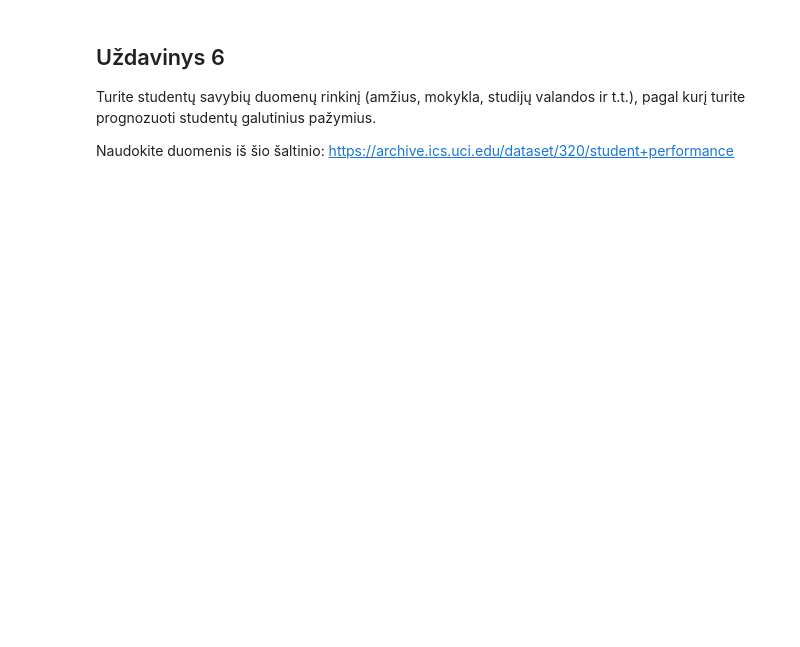
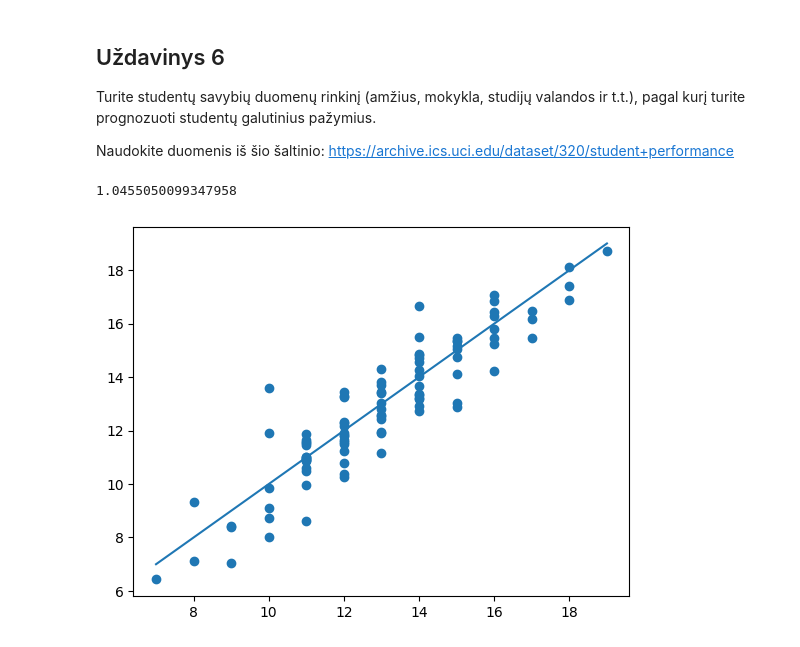
Before and after one commit to ana21o/Duomenu_mokslas, a Jupyter notebook: 43_paskaita/uzdaviniai.ipynb, the cells around one changed output. Drawn from its saved outputs; the diff is of its cells as text; code cells hidden in the pictures; blank space fills up the shorter version.

```diff
--- a/43_paskaita/uzdaviniai.ipynb
+++ b/43_paskaita/uzdaviniai.ipynb
@@ -191,3 +250,33 @@ ValueError: at least one array or dtype is required
 Turite studentų savybių duomenų rinkinį (amžius, mokykla, studijų valandos ir t.t.), pagal kurį turite prognozuoti studentų galutinius pažymius.
 
 Naudokite duomenis iš šio šaltinio: https://archive.ics.uci.edu/dataset/320/student+performance
+# %%
+d1=pd.read_csv("student-mat.csv",sep=";")
+d2=pd.read_csv("student-por.csv",sep=";")
+d3=pd.merge(d1,d2,on=["school","sex","age","address","famsize","Pstatus","Medu","Fedu","Mjob","Fjob","reason","nursery","internet"])
+d3.drop(['address'], axis = 1)
+atitikmenys = {}
+for i in d3.columns.values:
+    if type(d3[i][0]) == str:
+        values = list(d3[i].unique())
+        numeriai = range(len(values))
+        atitikmenys[i] = list(zip(numeriai, values))
+        d3[i] = d3[i].apply(lambda x: values.index(x))
+# %%
+from sklearn.ensemble import RandomForestClassifier
+from sklearn.tree import DecisionTreeClassifier
+
+target = d3['G3_y']
+data = d3.drop('G3_y', axis=1)
+X_train, X_test, y_train, y_test = train_test_split(data, target)
+model = LinearRegression()
+model.fit(X_train, y_train)
+y_pred = model.predict(X_test)
+mse = mean_squared_error(y_pred, y_test)
+print(mse)
+plt.scatter(y_test, y_pred)
+plt.plot([y_test.min(), y_test.max()], [y_test.min(), y_test.max()])
+plt.show()
+# %% [output]
+1.0455050099347958
+[figure, added]
```
Also changed, not shown: parts of 7 cells of this notebook, 3 other files.
